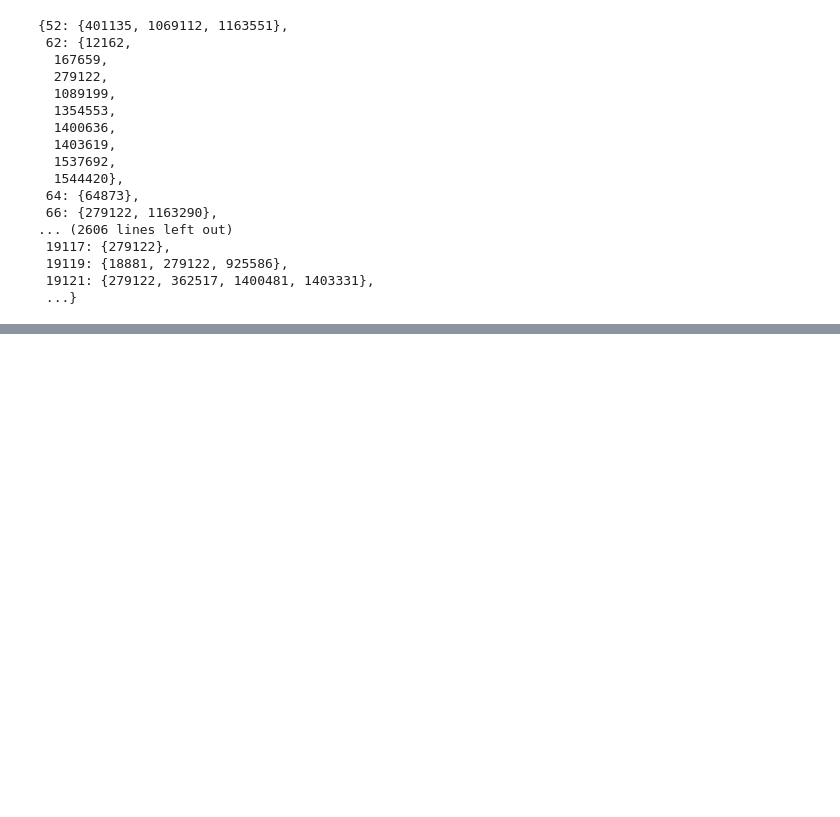
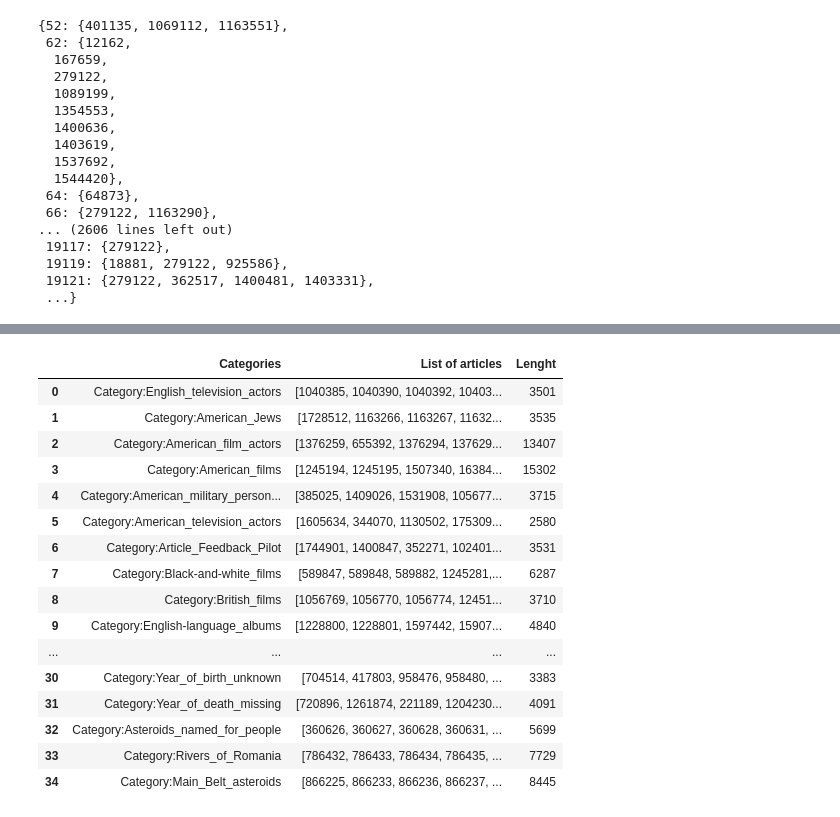
Before and after one commit to flaminia/ADM-HW5-Group-33, a Jupyter notebook: homework_5.ipynb, the cells around one changed output, grey strips where cells are left out. Cells and saved outputs as stored; diff of their text form; code cells hidden in the pictures; blank space fills up the shorter version.

```diff
--- a/homework_5.ipynb
+++ b/homework_5.ipynb
@@ -237,5 +235,5 @@ Let's select 'English Footballers" as C0.
 # %%
-c0_articles = list(set(df_full['List of articles'][0]))
+c0_articles = list(set(df_full['List of articles'][19]))
 # %%
 from collections import deque
 
@@ -249,7 +247,7 @@ def bfs2(graph, start):
 
         current, path = queue.popleft()
 
-        levels[current] = path
+        levels[current]=path
 
         try:
             for neighbor in graph.get(current,[]):
@@ -261,6 +259,6 @@ def bfs2(graph, start):
                     queue.append((neighbor, path + 1))
         except KeyError:
 
-            continue
+            break
 
     return levels
@@ -350,0 +299,9 @@ KeyboardInterrupt:
+# %%
+category_distances = {k:[] for k in df_full['Categories']}
+
+for category, distances in tqdm(block_ranking.items(),total=len(block_ranking.items())):
+
+    median_categories = pd.np.median(distances)
+    category_distances[category] = median_categories
+
+category_distances
@@ -350,0 +328,3 @@ KeyboardInterrupt:
+# %%
+category_order = sorted( ((k,v) for v,k in category_distances.items()))
+category_order
@@ -350,0 +358,46 @@ KeyboardInterrupt:
+# %%
+# Initialize dataframe
+df_full_ordered = pd.DataFrame(columns=['Categories','List of articles','Lenght'])
+
+# Empty set. Here we'll store all the already used articles
+used_articles = set()
+
+# Loop over ordered categories
+for median, category in category_order:
+
+    # Extract all the articles of the category and remove the already used ones
+    articles_list = list( set(list(df_full[df_full['Categories'] == category]['List of articles'])[0]) - used_articles )
+
+    # Add the list to the used articles set
+    for article in articles_list:
+        used_articles.add(article)
+
+    # Prepare data to append in the new dataframe
+    data = pd.DataFrame(data={'Categories': [category], 'List of articles': ['0'],'Lenght': ['0']})
+    data.at[0,'List of articles'] = articles_list
+    data.at[0,'Lenght'] = len(articles_list)
+
+    # Append data
+    df_full_ordered = df_full_ordered.append(data)
+
+# Reindex and print
+df_full_ordered = df_full_ordered.reset_index(drop=True)
+df_full_ordered
+# %% [output]
+|  | Categories | List of articles | Lenght |
+| 0 | Category:English_television_actors | [1040385, 1040390, 1040392, 10403... | 3501 |
+| 1 | Category:American_Jews | [1728512, 1163266, 1163267, 11632... | 3535 |
+| 2 | Category:American_film_actors | [1376259, 655392, 1376294, 137629... | 13407 |
+| 3 | Category:American_films | [1245194, 1245195, 1507340, 16384... | 15302 |
+| 4 | Category:American_military_person... | [385025, 1409026, 1531908, 105677... | 3715 |
+| 5 | Category:American_television_actors | [1605634, 344070, 1130502, 175309... | 2580 |
+| 6 | Category:Article_Feedback_Pilot | [1744901, 1400847, 352271, 102401... | 3531 |
+| 7 | Category:Black-and-white_films | [589847, 589848, 589882, 1245281,... | 6287 |
+| 8 | Category:British_films | [1056769, 1056770, 1056774, 12451... | 3710 |
+| 9 | Category:English-language_albums | [1228800, 1228801, 1597442, 15907... | 4840 |
+| ... | ... | ... | ... |
+| 30 | Category:Year_of_birth_unknown | [704514, 417803, 958476, 958480, ... | 3383 |
+| 31 | Category:Year_of_death_missing | [720896, 1261874, 221189, 1204230... | 4091 |
+| 32 | Category:Asteroids_named_for_people | [360626, 360627, 360628, 360631, ... | 5699 |
+| 33 | Category:Rivers_of_Romania | [786432, 786433, 786434, 786435, ... | 7729 |
+| 34 | Category:Main_Belt_asteroids | [866225, 866233, 866236, 866237, ... | 8445 |
```
Also changed, not shown: parts of 22 cells of this notebook.
